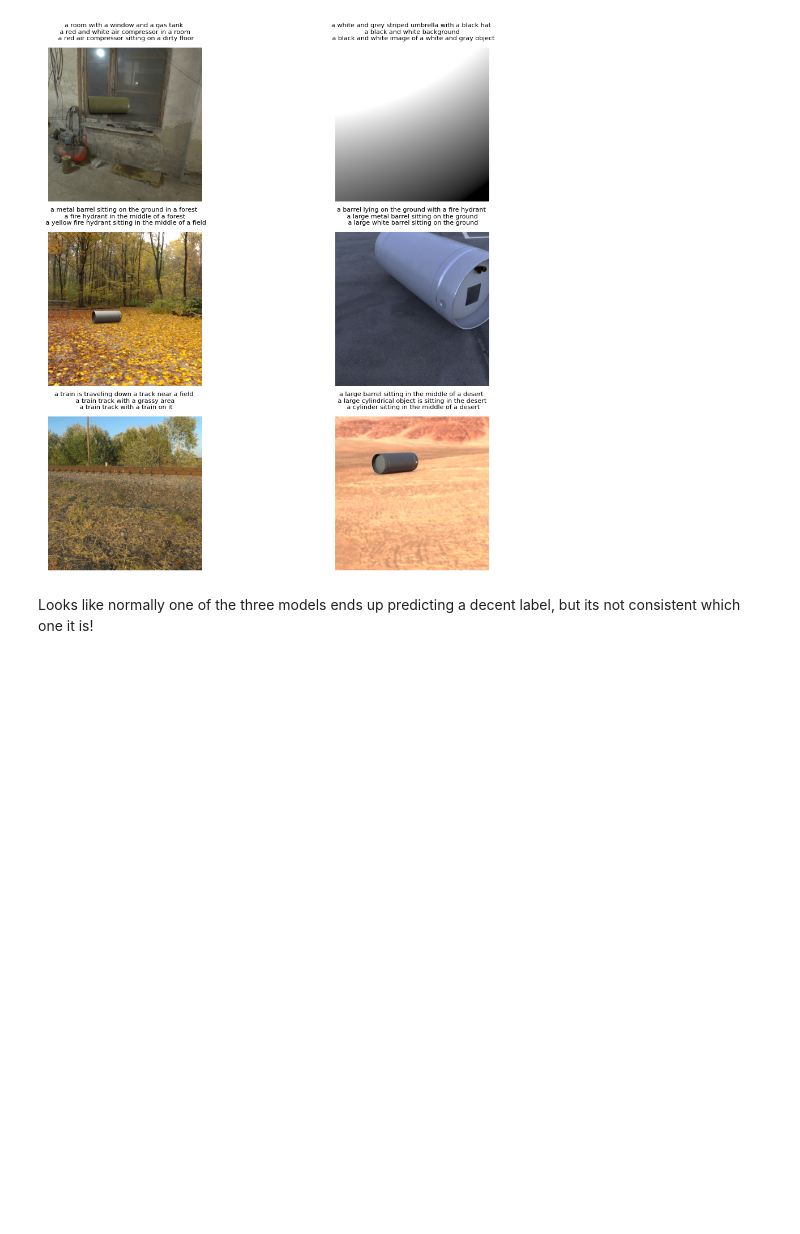
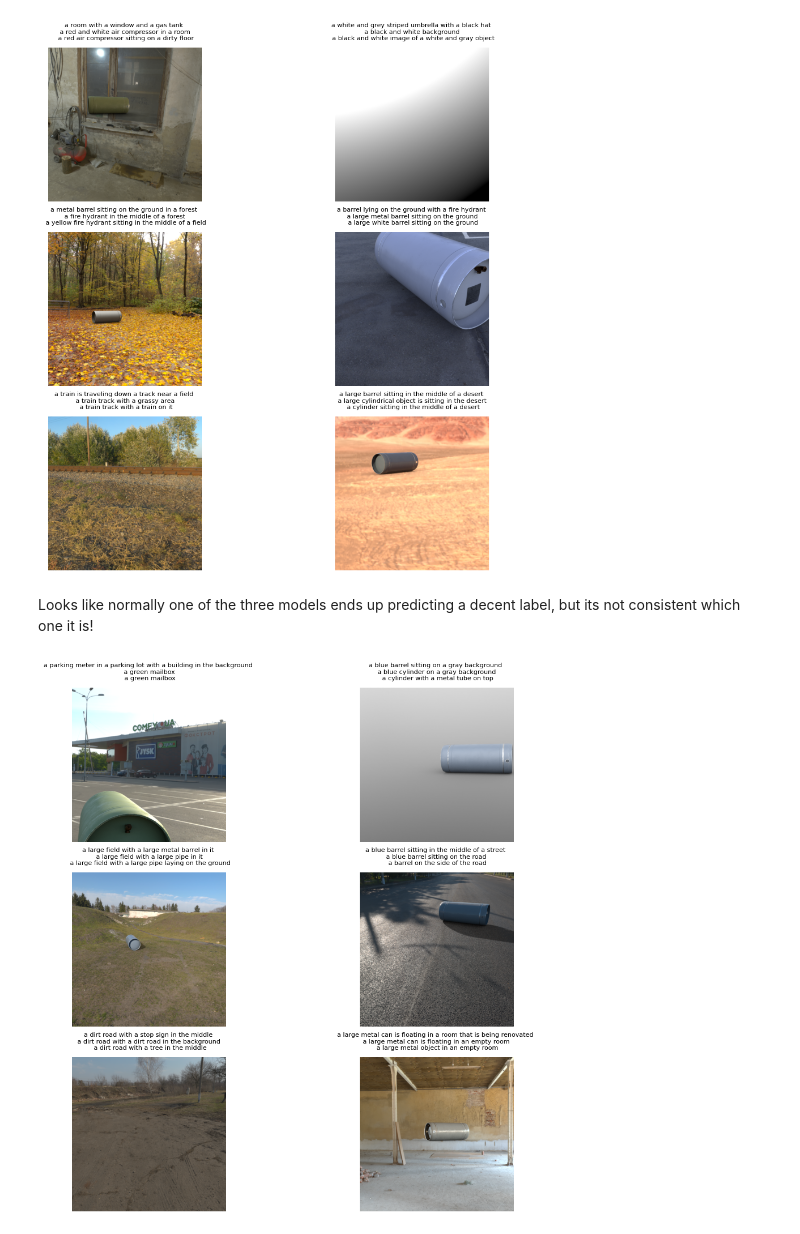
Before and after one commit to azaidi06/limbo-lbl-gen, a Jupyter notebook: 02_plot_inf.ipynb, the cells around one changed output. Saved outputs shown, nothing was run; the diff lists cells and outputs as text; code cells hidden in the pictures; blank space fills up the shorter version.

Commit message:
added more labeled imgs + commentary in nb for inf plotting

```diff
--- a/02_plot_inf.ipynb
+++ b/02_plot_inf.ipynb
@@ -96,3 +96,7 @@ plot_subplots(2, 3, sample_idxs=np.arange(6,12), figsize=(12,12))
 [figure]
 # %% [markdown]
 Looks like normally one of the three models ends up predicting a decent label, but its not consistent which one it is!
+# %%
+plot_subplots(2, 3, sample_idxs=np.arange(24,30), figsize=(12,12))
+# %% [output]
+[figure, added]
```
Also changed, not shown: parts of 1 cell of this notebook.
